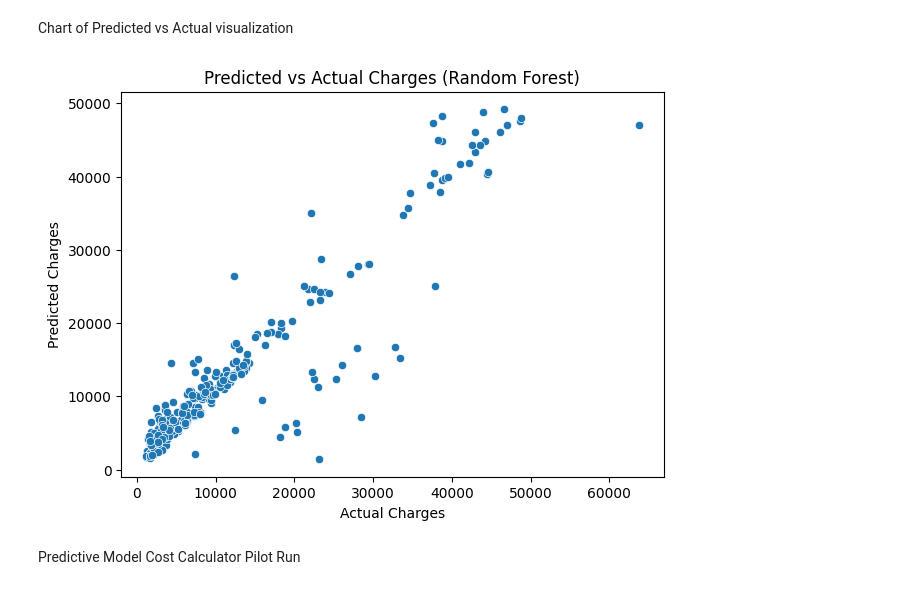
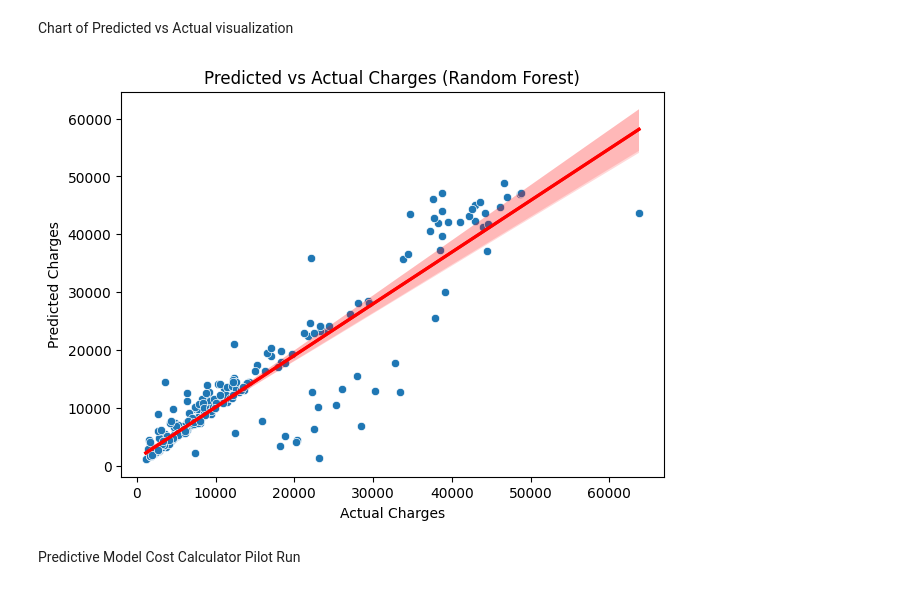
Before and after one commit to ka-kwok/Hackathon2Team1Project-Health-Insurance-Analysis, a Jupyter notebook: jupyter_notebooks/Prediction_test.ipynb, the cells around one changed output. Drawn from its saved outputs; the diff is of its cells as text; code cells hidden in the pictures.

```diff
--- a/jupyter_notebooks/Prediction_test.ipynb
+++ b/jupyter_notebooks/Prediction_test.ipynb
@@ -149,14 +181,20 @@ plt.show()
 # %% [markdown]
 Chart of Predicted vs Actual visualization
-# %%
-plt.figure(figsize=(7,5))
-sns.scatterplot(x=y_test, y=y_pred_rf)
-plt.xlabel("Actual Charges")
-plt.ylabel("Predicted Charges")
-plt.title("Predicted vs Actual Charges (Random Forest)")
-plt.show()
-# %% [output]
-[figure, removed]
+# %%
+# Plot predicted vs actual values for Random Forest with exponential charges
+y_test = np.exp(y_test)  # convert log charges back to original scale
+y_pred_rf = np.exp(y_pred_rf)  # convert log predictions back to original scale
+
+plt.figure(figsize=(7,5))
+sns.scatterplot(x=y_test, y=y_pred_rf)
+sns.regplot(x=y_test, y=y_pred_rf, scatter=False, color='red', line_kws={'label': 'Trend Line'})
+plt.title("Predicted vs Actual Charges (Random Forest)")
+sns.regplot(x=y_test, y=y_pred_rf, scatter=False, color='r')
+plt.xlabel("Actual Charges")
+plt.ylabel("Predicted Charges")
+plt.show()
+# %% [output]
+[figure, added]
 # %%
 def predict_insurance_cost(age, sex, bmi, children, smoker, region, model, encoder_columns):
     """
```
Also changed, not shown: parts of 9 cells of this notebook, 2 other files.
